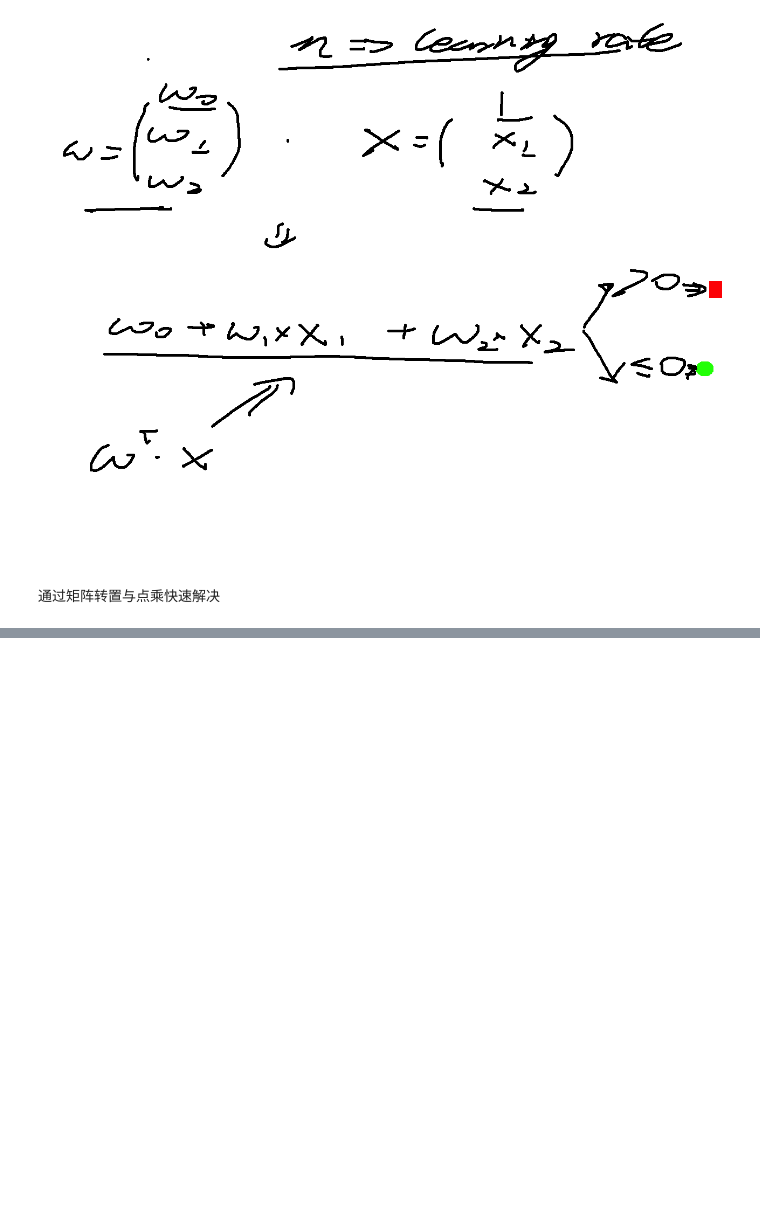
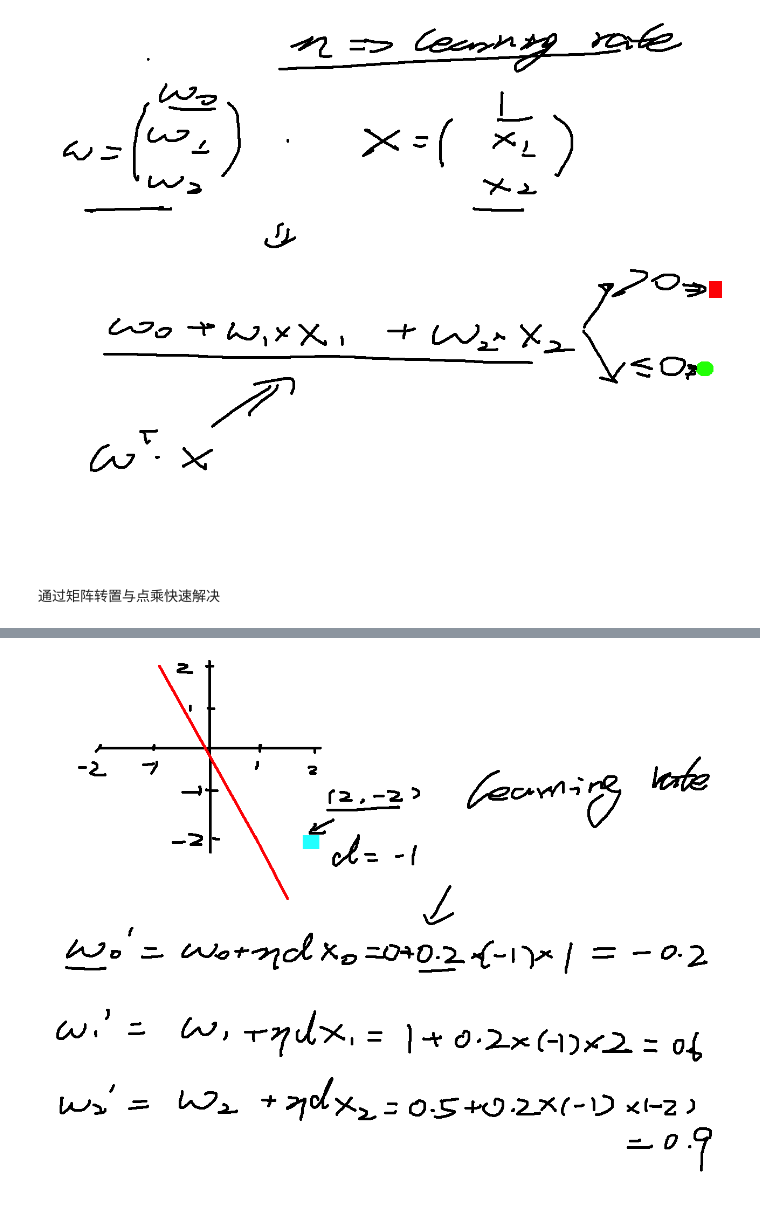
Before and after one commit to williamjiamin/Pure_Python_for_DS_ML, a Jupyter notebook: 11.感知器(Perceptron)/1.Perceptron_Intro.ipynb, the cells around one changed output, grey strips where cells are left out. Drawn from its saved outputs; the diff is of its cells as text; code cells hidden in the pictures; blank space fills up the shorter version.

```diff
--- a/11.感知器(Perceptron)/1.Perceptron_Intro.ipynb
+++ b/11.感知器(Perceptron)/1.Perceptron_Intro.ipynb
@@ -31,0 +42,5 @@ Image(filename='1.4.somemath.png')
+# %%
+from IPython.display import Image
+Image(filename='1.7.update3.png')
+# %% [output]
+[figure, added]
```
Also changed, not shown: parts of 5 cells of this notebook, 5 other files.
